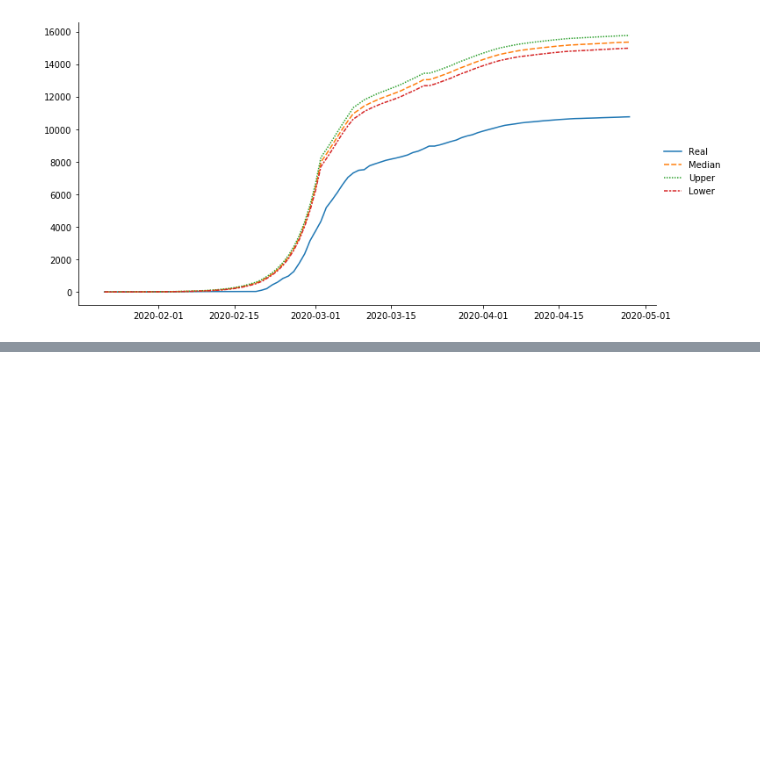
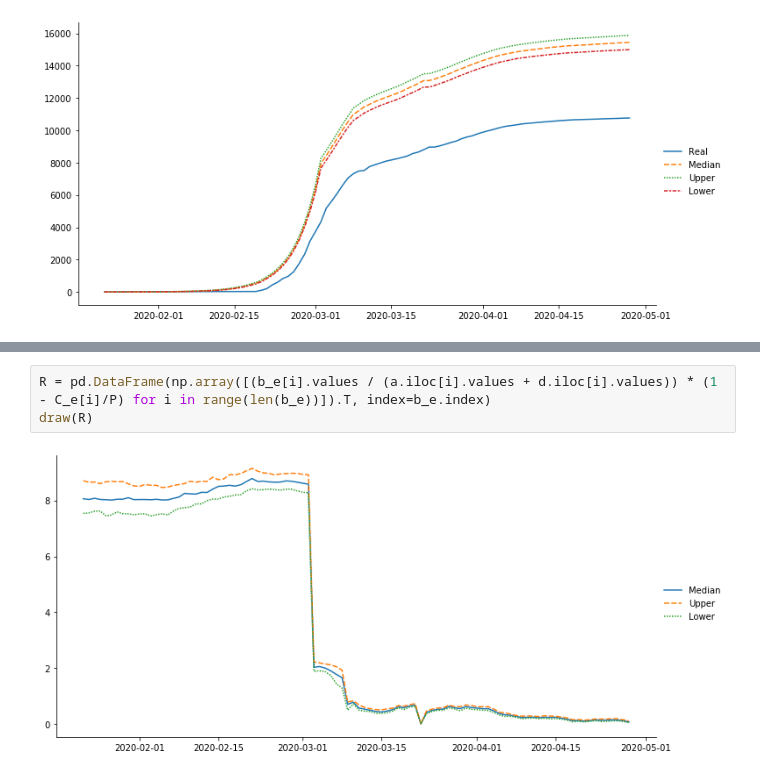
Before and after one commit to yoriyuki/BayesianCOVID19, a Jupyter notebook: notebook/BayesianCOVID19-Korea.ipynb, the cells around one changed output, grey strips where cells are left out. Saved outputs shown, nothing was run; the diff lists cells and outputs as text; blank space fills up the shorter version.

```diff
--- a/notebook/BayesianCOVID19-Korea.ipynb
+++ b/notebook/BayesianCOVID19-Korea.ipynb
@@ -339 +340,6 @@ a.mean()
 dtype: float64
+# %%
+R = pd.DataFrame(np.array([(b_e[i].values / (a.iloc[i].values + d.iloc[i].values)) * (1 - C_e[i]/P) for i in range(len(b_e))]).T, index=b_e.index)
+draw(R)
+# %% [output]
+[figure, added]
```
Also changed, not shown: parts of 13 cells of this notebook, 4 other files.
